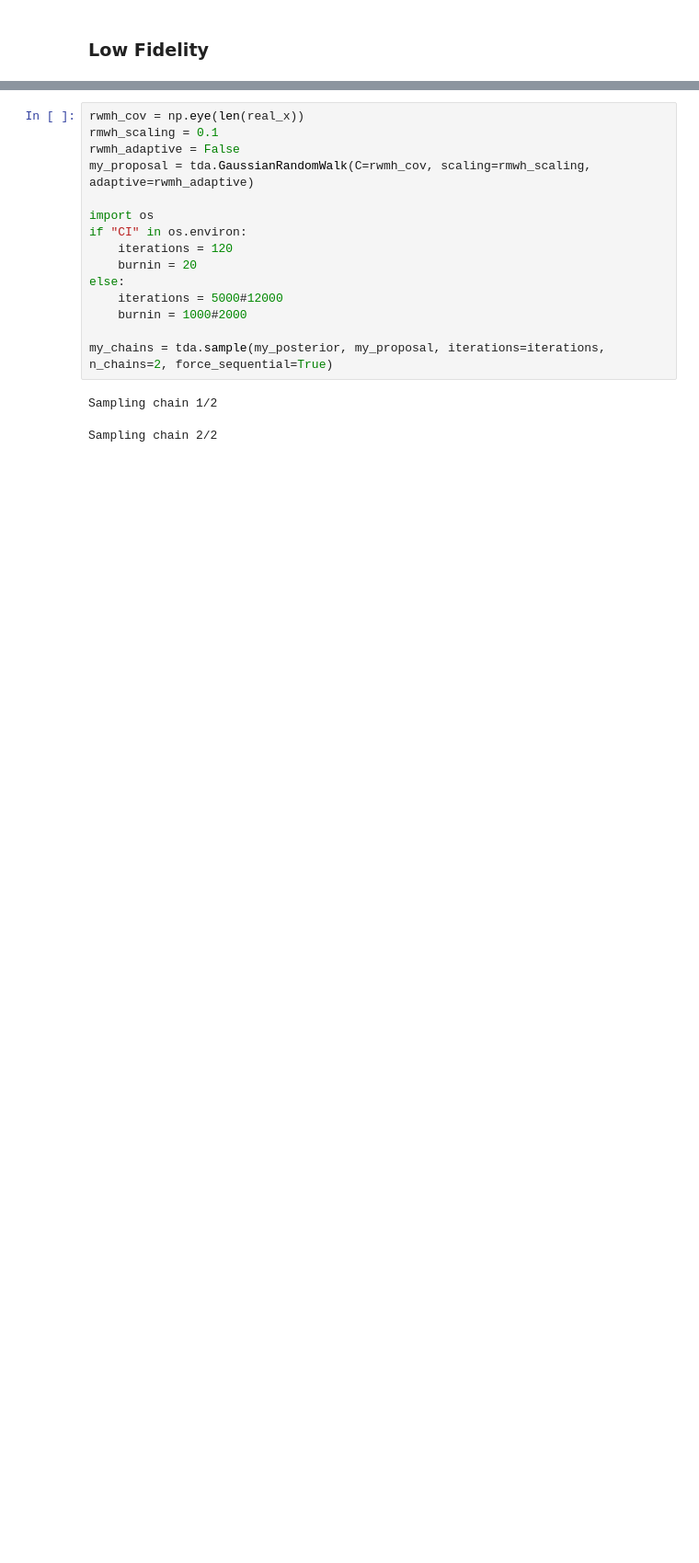
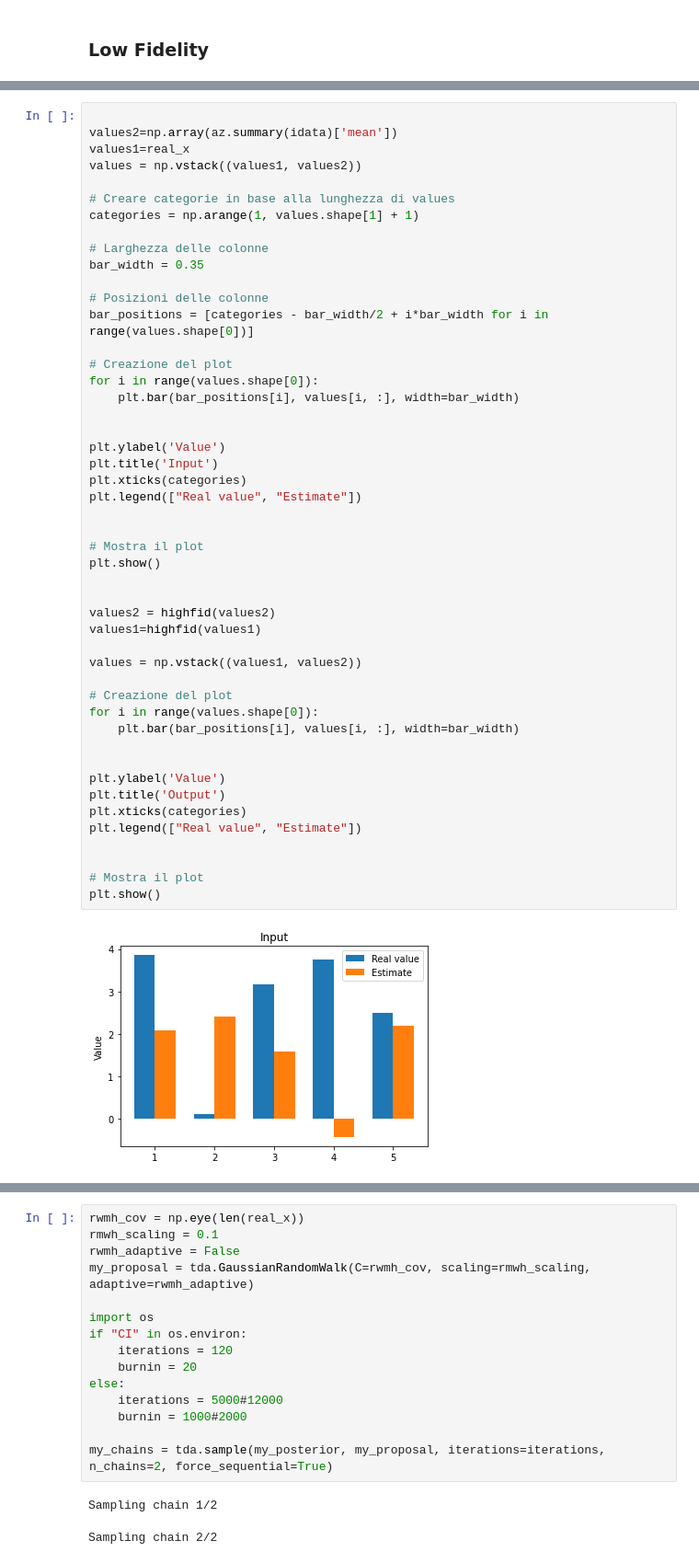
Before and after one commit to Jackmos/Multi-Fidelity-MCMC-methods, a Jupyter notebook: PACS_project2/1DBench_MCMC/Bench1D_2step_MCMC_AD.ipynb, the cells around one changed output, grey strips where cells are left out. Shown at 92% size. Cells and saved outputs as stored; diff of their text form; blank space fills up the shorter version.

Commit message:
caso base

```diff
--- a/PACS_project2/1DBench_MCMC/Bench1D_2step_MCMC_AD.ipynb
+++ b/PACS_project2/1DBench_MCMC/Bench1D_2step_MCMC_AD.ipynb
@@ -210,0 +226,50 @@ my_posterior = tda.Posterior(my_prior, my_loglike, modelLF.prediction)
+# %%
+
+values2=np.array(az.summary(idata)['mean'])
+values1=real_x
+values = np.vstack((values1, values2))
+
+# Creare categorie in base alla lunghezza di values
+categories = np.arange(1, values.shape[1] + 1)
+
+# Larghezza delle colonne
+bar_width = 0.35
+
+# Posizioni delle colonne
+bar_positions = [categories - bar_width/2 + i*bar_width for i in range(values.shape[0])]
+
+# Creazione del plot
+for i in range(values.shape[0]):
+    plt.bar(bar_positions[i], values[i, :], width=bar_width)
+
+
+plt.ylabel('Value')
+plt.title('Input')
+plt.xticks(categories)
+plt.legend(["Real value", "Estimate"])
+
+
+# Mostra il plot
+plt.show()
+
+
+values2 = highfid(values2)
+values1=highfid(values1)
+
+values = np.vstack((values1, values2))
+
+# Creazione del plot
+for i in range(values.shape[0]):
+    plt.bar(bar_positions[i], values[i, :], width=bar_width)
+
+
+plt.ylabel('Value')
+plt.title('Output')
+plt.xticks(categories)
+plt.legend(["Real value", "Estimate"])
+
+
+# Mostra il plot
+plt.show()
+# %% [output]
+[figure, added]
```
Also changed, not shown: parts of 81 cells of this notebook, 6 other files.
